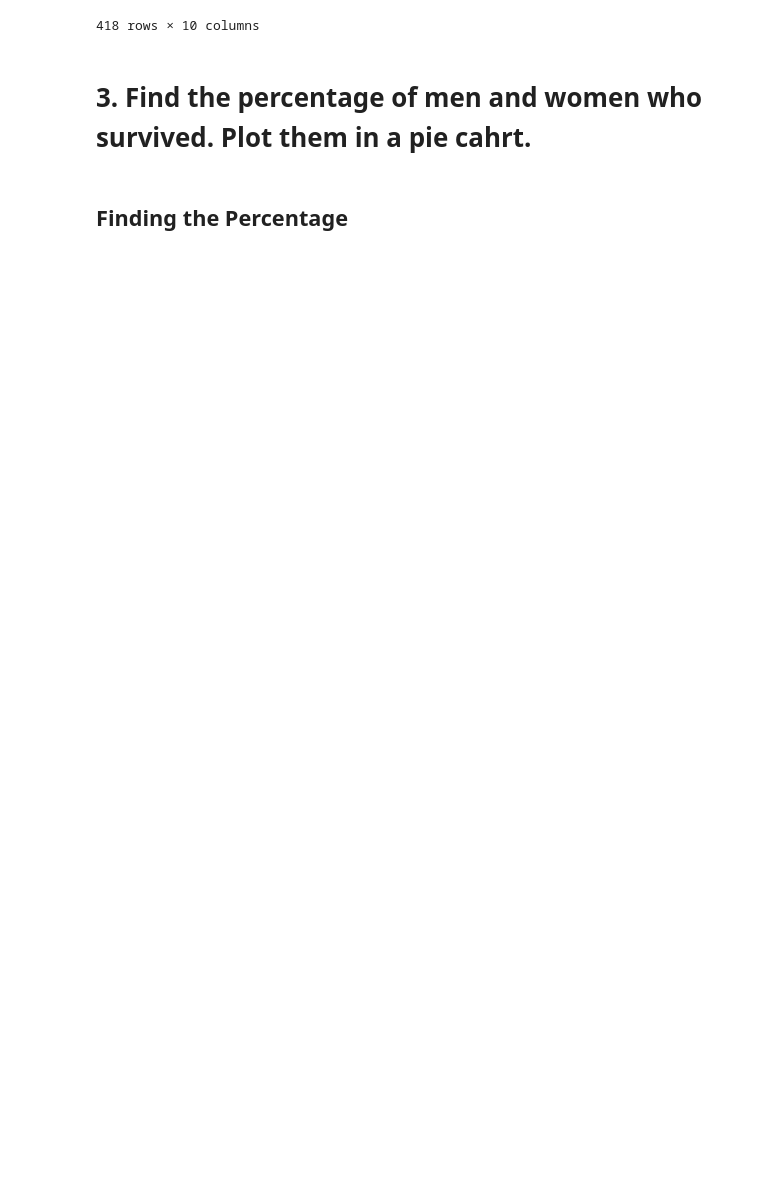
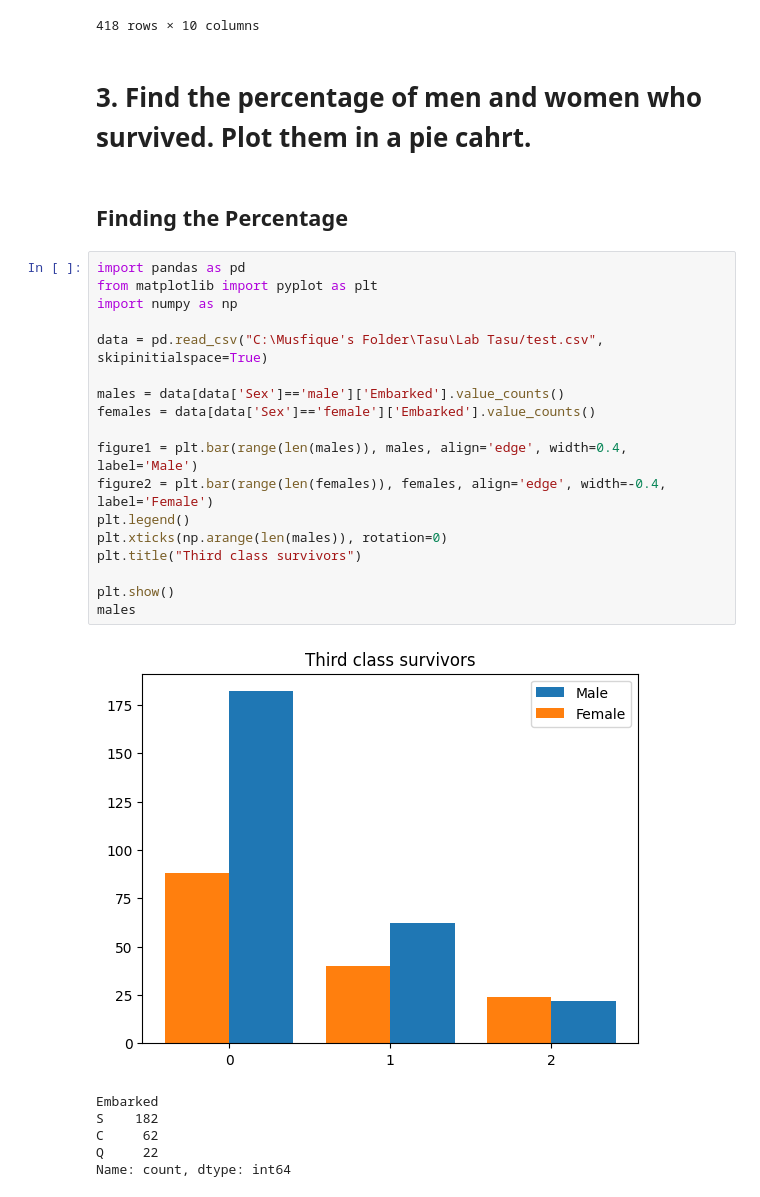
Before and after one commit to Anik-Mushfik/OOP-Lab, a Jupyter notebook: Exams/titanic_test_ds.ipynb, the cells around one changed output. Cells and saved outputs as stored; diff of their text form; blank space fills up the shorter version.

```diff
--- a/Exams/titanic_test_ds.ipynb
+++ b/Exams/titanic_test_ds.ipynb
@@ -231,3 +252,28 @@ df
 # **3. Find the percentage of men and women who survived. Plot them in a pie cahrt.**
 # %% [markdown]
 ## Finding the Percentage
+# %%
+import pandas as pd
+from matplotlib import pyplot as plt
+import numpy as np
+
+data = pd.read_csv("C:\Musfique's Folder\Tasu\Lab Tasu/test.csv", skipinitialspace=True)
+
+males = data[data['Sex']=='male']['Embarked'].value_counts()
+females = data[data['Sex']=='female']['Embarked'].value_counts()
+
+figure1 = plt.bar(range(len(males)), males, align='edge', width=0.4, label='Male')
+figure2 = plt.bar(range(len(females)), females, align='edge', width=-0.4, label='Female')
+plt.legend()
+plt.xticks(np.arange(len(males)), rotation=0)
+plt.title("Third class survivors")
+
+plt.show()
+males
+# %% [output]
+[figure, added]
+Embarked
+S    182
+C     62
+Q     22
+Name: count, dtype: int64
```
Also changed, not shown: parts of 2 cells of this notebook, 3 other files.
